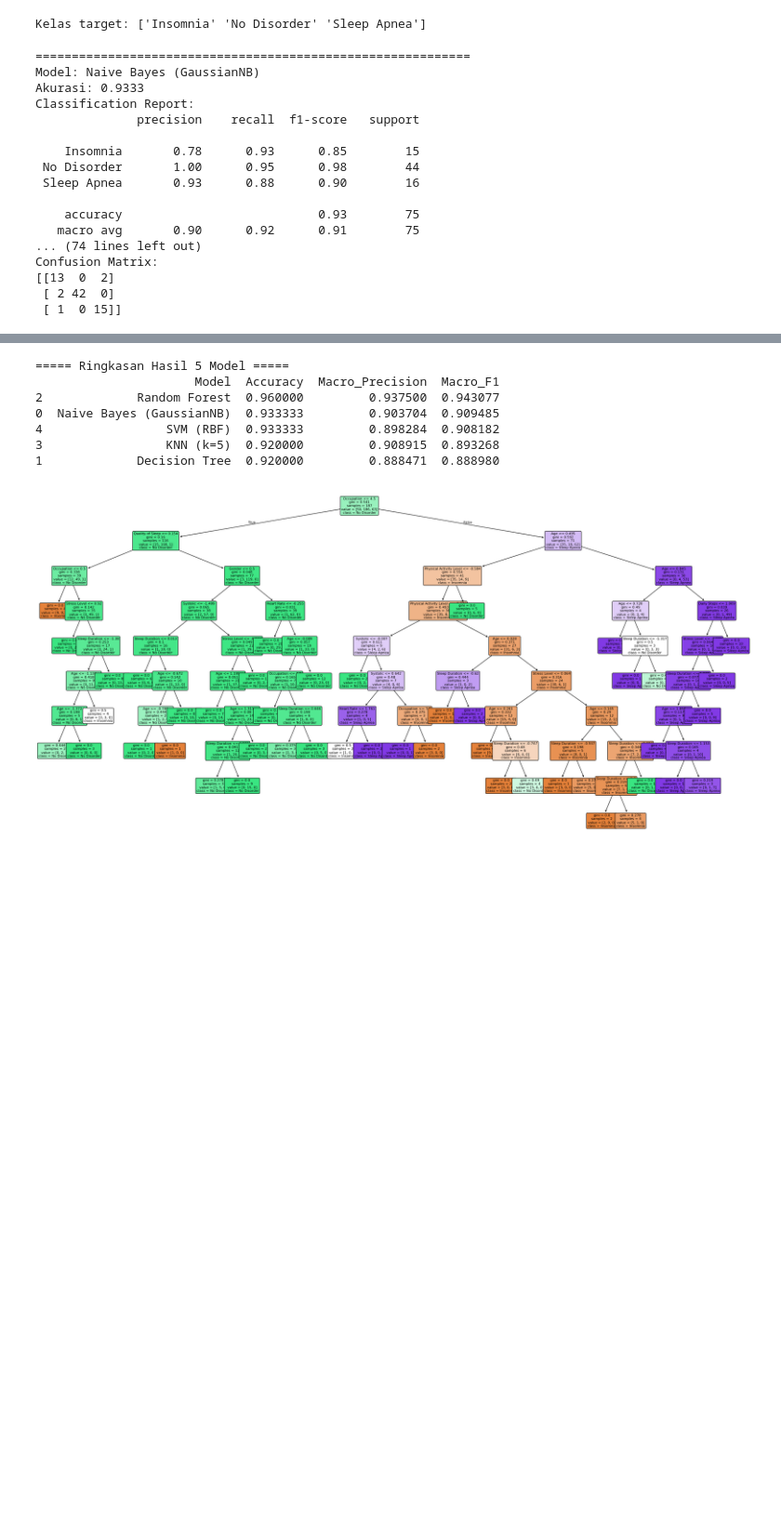
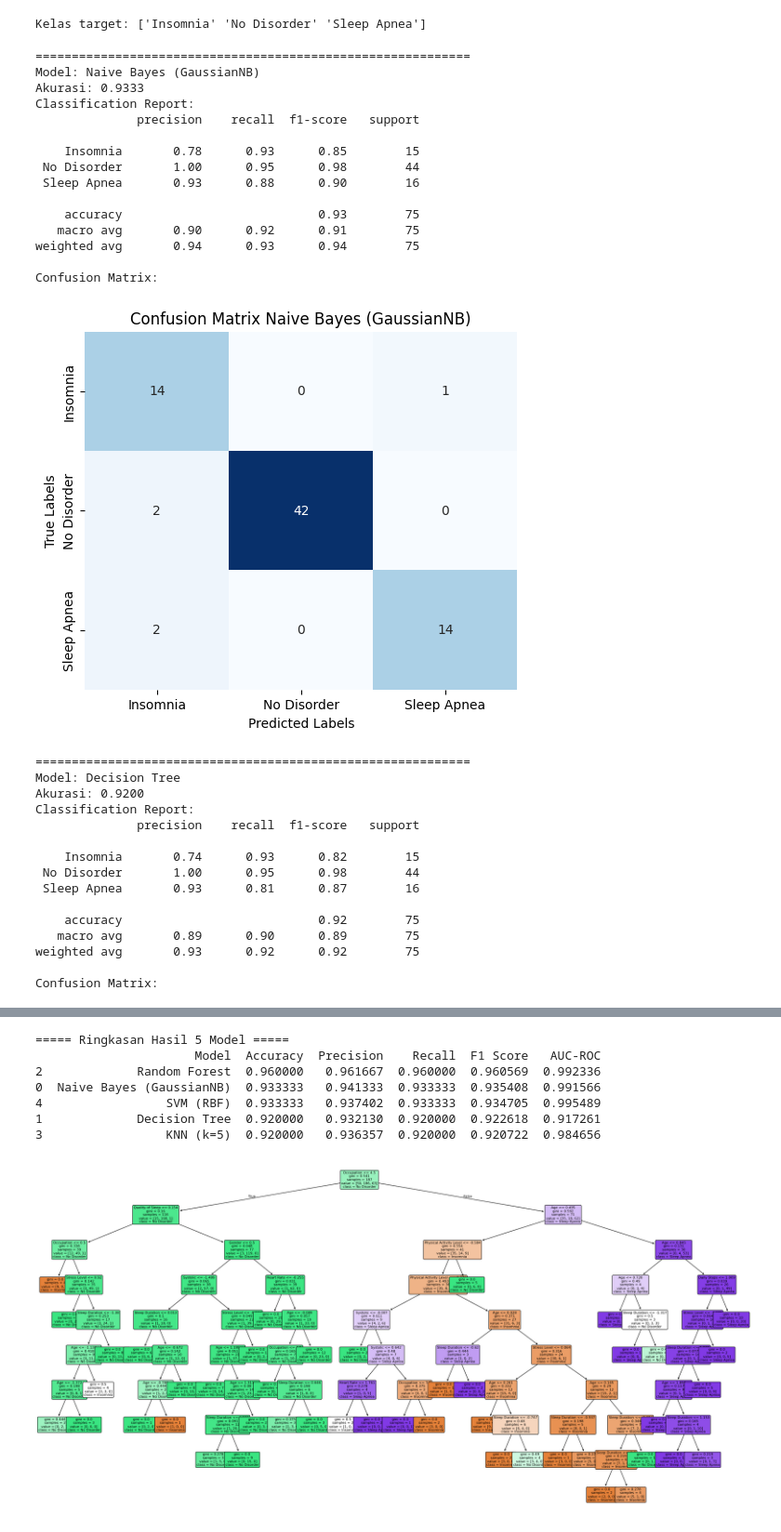
Before and after one commit to Qozuu/EDA-Project-EAS, a Jupyter notebook: sleep_eda.ipynb, the cells around one changed output, grey strips where cells are left out. Shown at 93% size. Cells and saved outputs as stored; diff of their text form; code cells hidden in the pictures; blank space fills up the shorter version.

```diff
--- a/sleep_eda.ipynb
+++ b/sleep_eda.ipynb
@@ -649,7 +740,8 @@ for col in cat_cols:
 
 le_y = LabelEncoder()
 y_encoded = le_y.fit_transform(y)
-print("Kelas target:", le_y.classes_)
+class_labels = le_y.classes_
+print("Kelas target:", class_labels)
 # %% [output]
 Kelas target: ['Insomnia' 'No Disorder' 'Sleep Apnea']
 # %%
@@ -677,38 +769,78 @@ results = []
 for name, model in models.items():
     model.fit(X_train_scaled, y_train)
     y_pred = model.predict(X_test_scaled)
+    y_pred_proba = model.predict_proba(X_test_scaled)
+    cm = confusion_matrix(y_test, y_pred)
 
     acc = accuracy_score(y_test, y_pred)
+    precision = precision_score(y_test, y_pred, average='weighted')  # Bisa juga 'macro' atau 'micro' tergantung kebutuhan
+    recall = recall_score(y_test, y_pred, average='weighted')
+    f1 = f1_score(y_test, y_pred, average='weighted')
+
+    if len(y_pred_proba.shape) == 2:
+        if y_pred_proba.shape[1] == 3:
+            auc_roc = roc_auc_score(y_test, y_pred_proba, multi_class='ovr', average='macro')
+        else:
+            print("Warning: Unexpected number of classes in prediction probabilities.")
+            auc_roc = None
+    else:
+        auc_roc = roc_auc_score(y_test, y_pred_proba[:, 1])
+
     print("="*60)
     print(f"Model: {name}")
     print(f"Akurasi: {acc:.4f}")
     print("Classification Report:")
     print(classification_report(y_test, y_pred, target_names=le_y.classes_))
+
     print("Confusion Matrix:")
-    print(confusion_matrix(y_test, y_pred))
+    plt.figure(figsize=(6, 5))  # Ukuran gambar (lebar, tinggi)
+    sns.heatmap(cm, annot=True, fmt='d', cmap='Blues',
+                xticklabels=class_labels, yticklabels=class_labels,
+                cbar=False)
+    plt.title(f"Confusion Matrix {name}")
+    plt.xlabel('Predicted Labels')
+    plt.ylabel('True Labels')
+    plt.show()
+    # print(confusion_matrix(y_test, y_pred))
 
     report = classification_report(y_test, y_pred, target_names=le_y.classes_, output_dict=True)
     results.append({
         'Model': name,
         'Accuracy': acc,
-        'Macro_Precision': report['macro avg']['precision'],
-        'Macro_F1':  report['macro avg']['f1-score']
+        'Precision': precision,
+        'Recall': recall,
+        'F1 Score': f1,
+        'AUC-ROC': auc_roc
     })
 # %% [output]
 ============================================================
 Model: Naive Bayes (GaussianNB)
 Akurasi: 0.9333
 Classification Report:
               precision    recall  f1-score   support
 
     Insomnia       0.78      0.93      0.85        15
  No Disorder       1.00      0.95      0.98        44
  Sleep Apnea       0.93      0.88      0.90        16
 
     accuracy                           0.93        75
    macro avg       0.90      0.92      0.91        75
-... (74 lines left out)
+weighted avg       0.94      0.93      0.94        75
+
 Confusion Matrix:
-[[13  0  2]
- [ 2 42  0]
- [ 1  0 15]]
+[figure, added]
+============================================================
+Model: Decision Tree
+Akurasi: 0.9200
+Classification Report:
+              precision    recall  f1-score   support
+
+    Insomnia       0.74      0.93      0.82        15
+ No Disorder       1.00      0.95      0.98        44
+ Sleep Apnea       0.93      0.81      0.87        16
+
+    accuracy                           0.92        75
+   macro avg       0.89      0.90      0.89        75
+weighted avg       0.93      0.92      0.92        75
+
+Confusion Matrix:
@@ -715,16 +896,16 @@ Confusion Matrix:
 # %%
 results_df = pd.DataFrame(results)
-results_df = results_df.sort_values(by='Macro_F1', ascending=False)
+results_df = results_df.sort_values(by='Accuracy', ascending=False)
 print("\n===== Ringkasan Hasil 5 Model =====")
 print(results_df)
 # %% [output]
 ===== Ringkasan Hasil 5 Model =====
-                      Model  Accuracy  Macro_Precision  Macro_F1
-2             Random Forest  0.960000         0.937500  0.943077
-0  Naive Bayes (GaussianNB)  0.933333         0.903704  0.909485
-4                 SVM (RBF)  0.933333         0.898284  0.908182
-3                 KNN (k=5)  0.920000         0.908915  0.893268
-1             Decision Tree  0.920000         0.888471  0.888980
+                      Model  Accuracy  Precision    Recall  F1 Score   AUC-ROC
+2             Random Forest  0.960000   0.961667  0.960000  0.960569  0.992336
+0  Naive Bayes (GaussianNB)  0.933333   0.941333  0.933333  0.935408  0.991566
+4                 SVM (RBF)  0.933333   0.937402  0.933333  0.934705  0.995489
+1             Decision Tree  0.920000   0.932130  0.920000  0.922618  0.917261
+3                 KNN (k=5)  0.920000   0.936357  0.920000  0.920722  0.984656
 # %%
 rf_name, rf_model = list(models.items())[2]
 tree_estimator = rf_model.estimators_[0]
```
Also changed, not shown: parts of 9 cells of this notebook.
